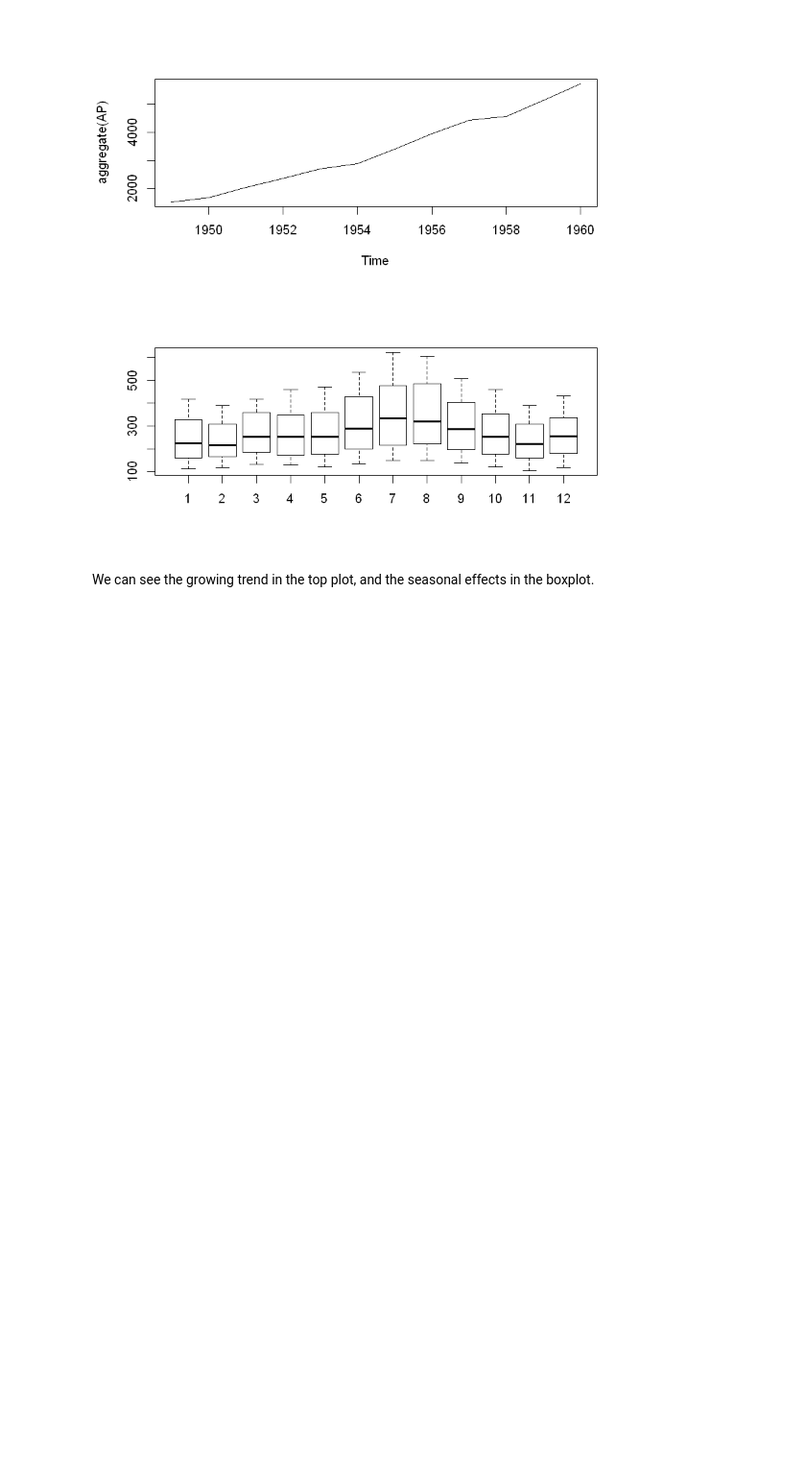
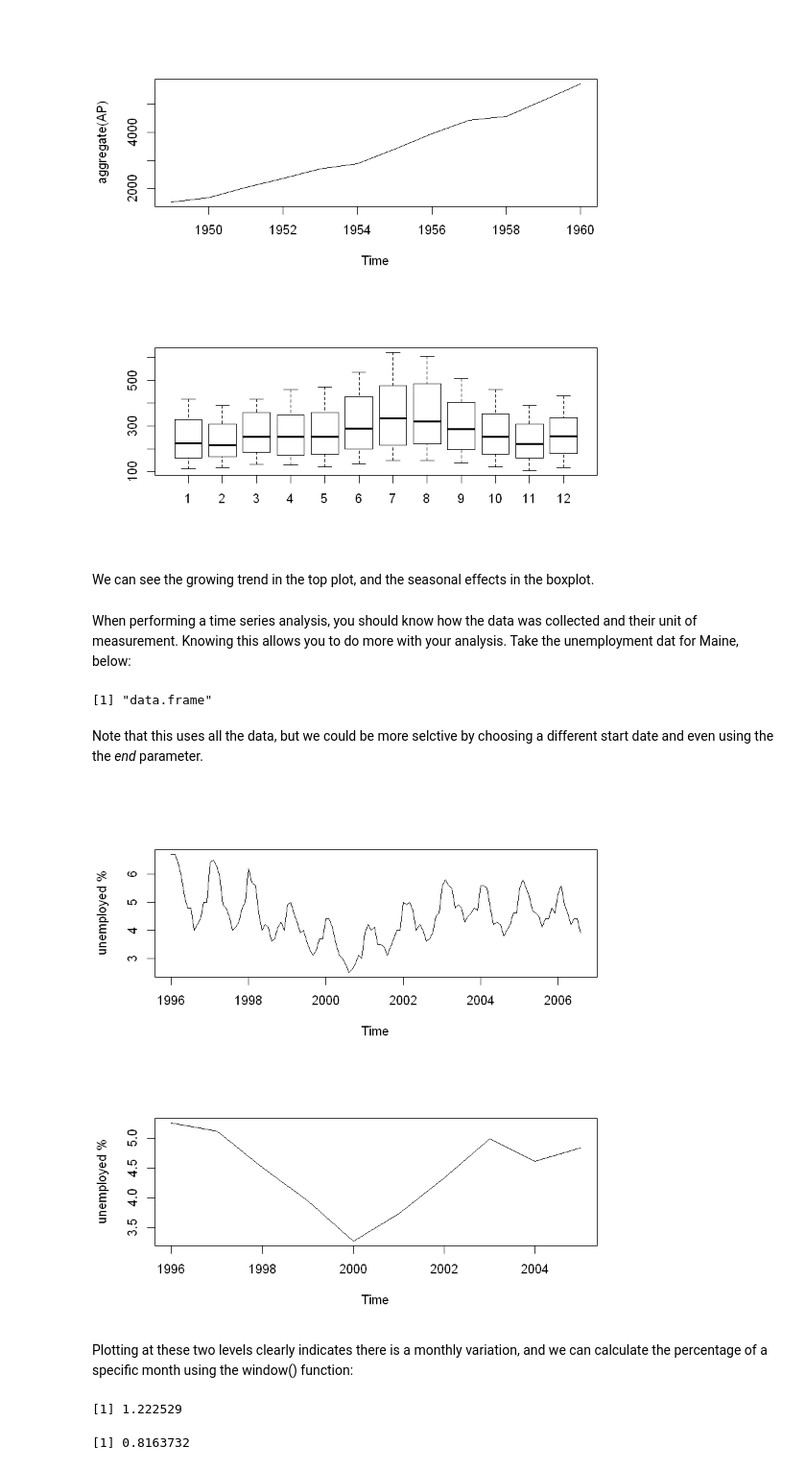
Before and after one commit to nellac77/Introductory_Time_Series_with_R_datasets, a Jupyter notebook: time_series_notebook_ch01.ipynb, the cells around one changed output. Shown at 96% size. Saved outputs shown, nothing was run; the diff lists cells and outputs as text; code cells hidden in the pictures; blank space fills up the shorter version.

```diff
--- a/time_series_notebook_ch01.ipynb
+++ b/time_series_notebook_ch01.ipynb
@@ -75,3 +75,39 @@ boxplot(AP ~ cycle(AP))  # summarize values of each seaon with boxplot, use cycl
 [figure]
 # %% [markdown]
 We can see the growing trend in the top plot, and the seasonal effects in the boxplot.
+# %% [markdown]
+When performing a time series analysis, you should know how the data was collected and their unit of measurement. Knowing this allows you to do more with your analysis. Take the unemployment dat for Maine, below:
+# %%
+www <- "Maine.dat"  # assign the data file to variable www
+Maine.month <- read.table(www, header = TRUE)  # read in the data file, knowing the first row is header info
+
+attach(Maine.month)  # attach to R search path for variables here can be accessed by their names
+class(Maine.month)  # should see data frame nistead of ts
+# %% [output]
+[1] "data.frame"
+# %%
+Maine.month.ts <- ts(unemploy, start = c(1996,1), frequency = 12)  # convert unemploy vairable to ts
+# %% [markdown]
+Note that this uses all the data, but we could be more selctive by choosing a different start date and even using the the *end* parameter.
+# %%
+Maine.annual.ts <- aggregate(Maine.month.ts)/12  # mean annual rate
+# %%
+layout(1:2)
+plot(Maine.month.ts, ylab = "unemployed %")
+plot(Maine.annual.ts, ylab = "unemployed %")
+# %% [output]
+[figure, added]
+# %% [markdown]
+Plotting at these two levels clearly indicates there is a monthly variation, and we can calculate the percentage of a specific month using the window() function:
+# %%
+Maine.Feb <- window(Maine.month.ts, start = c(1996,2), freq = TRUE)  # values for February
+Maine.Aug <- window(Maine.month.ts, start = c(1996,8), freq = TRUE)  # values for August
+
+Feb.ratio <- mean(Maine.Feb)/mean(Maine.month.ts)  # ratio for February
+Aug.ratio <- mean(Maine.Aug)/mean(Maine.month.ts)  # ratio for August
+
+Feb.ratio
+Aug.ratio
+# %% [output]
+[1] 1.222529
+[1] 0.8163732
```
Also changed, not shown: parts of 11 cells of this notebook.
